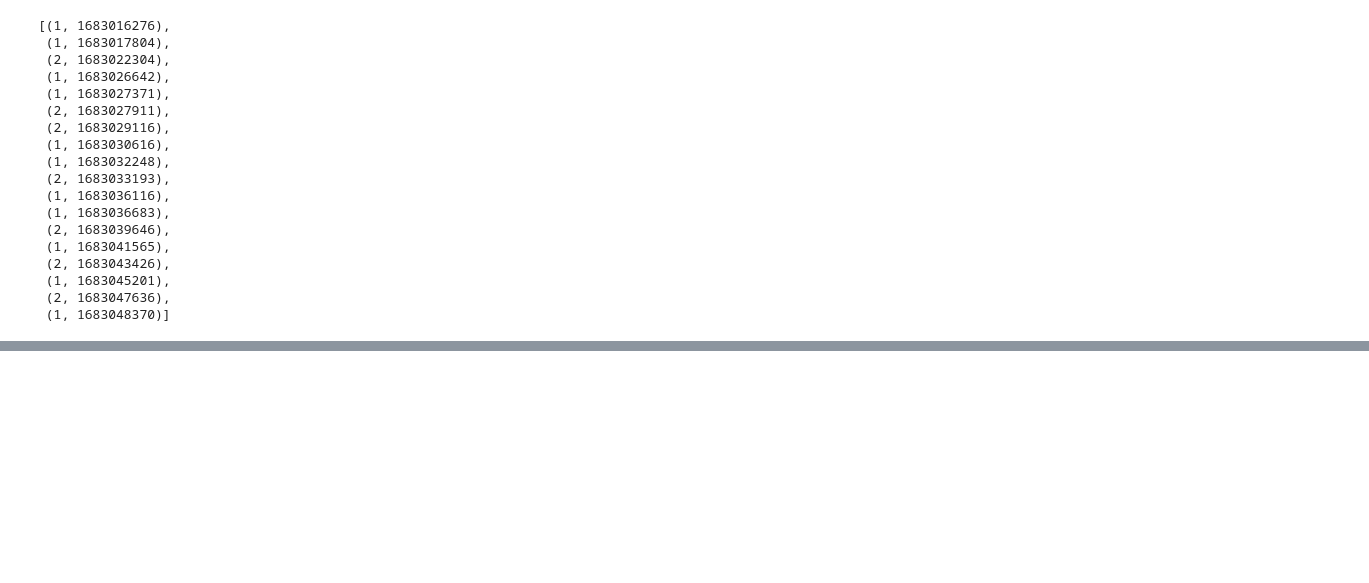
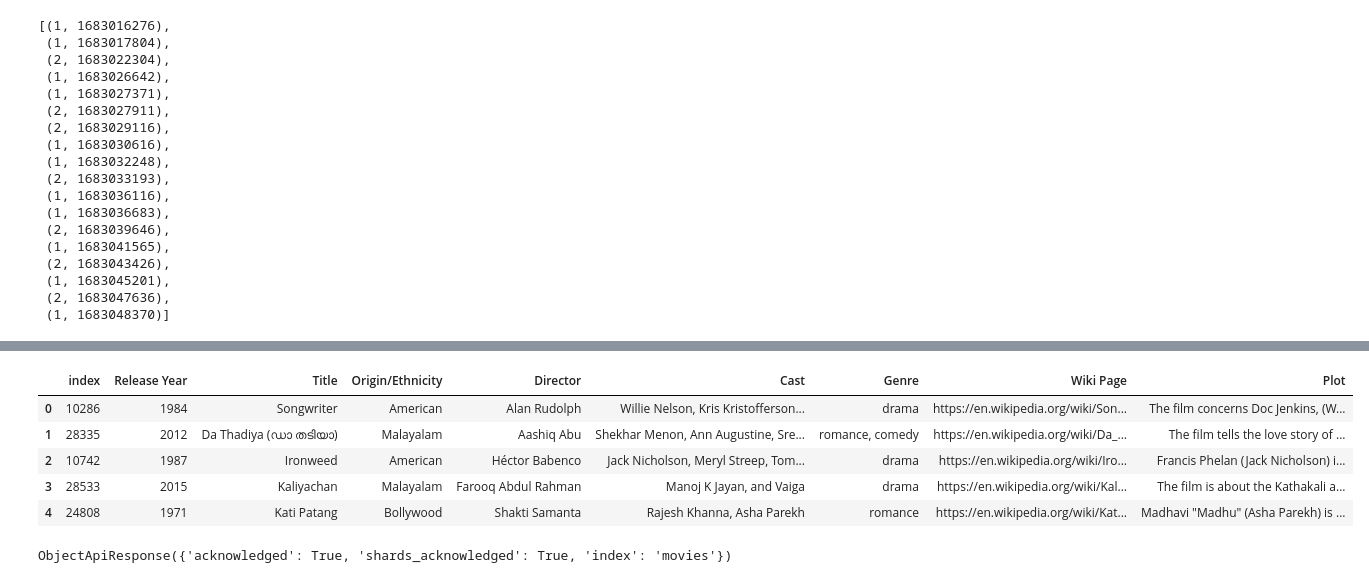
Before and after one commit to Anchang30/projetPN89, a Jupyter notebook: dev/dev.ipynb, the cells around one changed output, grey strips where cells are left out. Cells and saved outputs as stored; diff of their text form; code cells hidden in the pictures; blank space fills up the shorter version.

```diff
--- a/dev/dev.ipynb
+++ b/dev/dev.ipynb
@@ -715,0 +749,16 @@ for txt_nb, value in enumerate(whole_data):
+# %%
+df = (
+    pd.read_csv("../../data/wiki_movie_plots_deduped.csv")
+    .dropna()
+    .sample(5000, random_state=42)
+    .reset_index()
+)
+# %%
+df.head()
+# %% [output]
+|  | index | Release Year | Title | Origin/Ethnicity | Director | Cast | Genre | Wiki Page | Plot |
+| 0 | 10286 | 1984 | Songwriter | American | Alan Rudolph | Willie Nelson, Kris Kristofferson... | drama | https://en.wikipedia.org/wiki/Son... | The film concerns Doc Jenkins, (W... |
+| 1 | 28335 | 2012 | Da Thadiya (ഡാ തടിയാ) | Malayalam | Aashiq Abu | Shekhar Menon, Ann Augustine, Sre... | romance, comedy | https://en.wikipedia.org/wiki/Da_... | The film tells the love story of ... |
+| 2 | 10742 | 1987 | Ironweed | American | Héctor Babenco | Jack Nicholson, Meryl Streep, Tom... | drama | https://en.wikipedia.org/wiki/Iro... | Francis Phelan (Jack Nicholson) i... |
+| 3 | 28533 | 2015 | Kaliyachan | Malayalam | Farooq Abdul Rahman | Manoj K Jayan, and Vaiga | drama | https://en.wikipedia.org/wiki/Kal... | The film is about the Kathakali a... |
+| 4 | 24808 | 1971 | Kati Patang | Bollywood | Shakti Samanta | Rajesh Khanna, Asha Parekh | romance | https://en.wikipedia.org/wiki/Kat... | Madhavi "Madhu" (Asha Parekh) is ... |
@@ -715,0 +778,4 @@ for txt_nb, value in enumerate(whole_data):
+# %%
+es.indices.create(index="movies", mappings=mappings)
+# %% [output]
+ObjectApiResponse({'acknowledged': True, 'shards_acknowledged': True, 'index': 'movies'})
```
Also changed, not shown: parts of 14 cells of this notebook, 9 other files.
